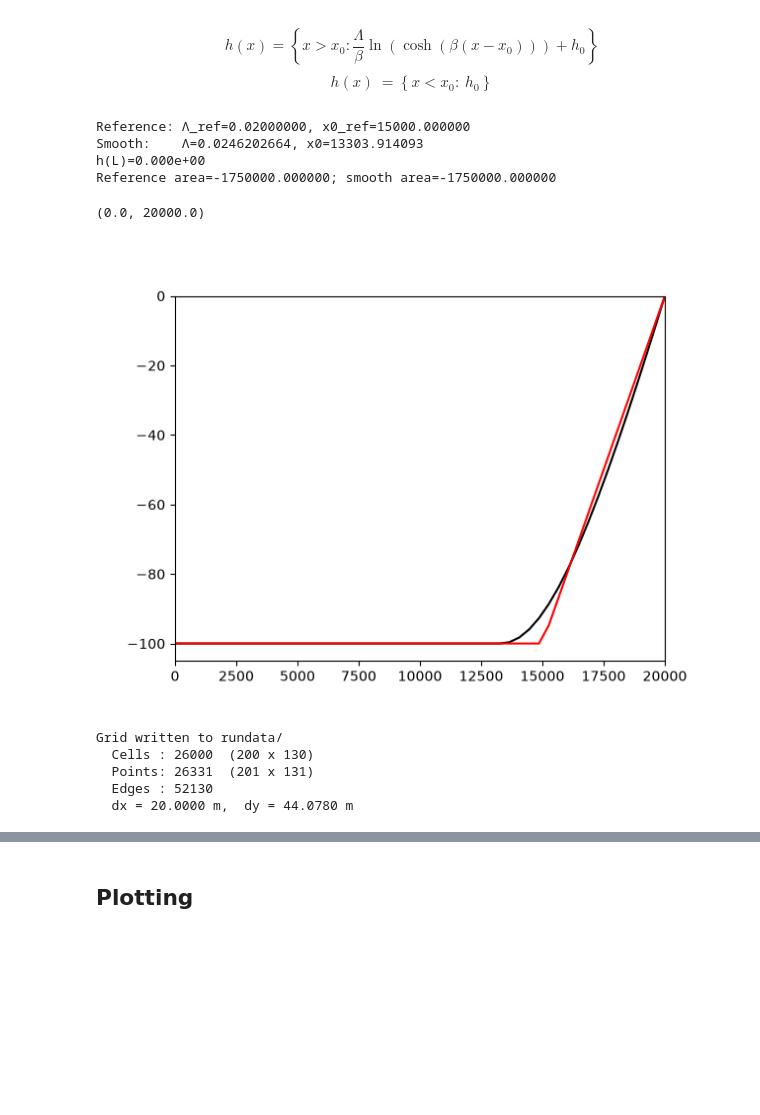
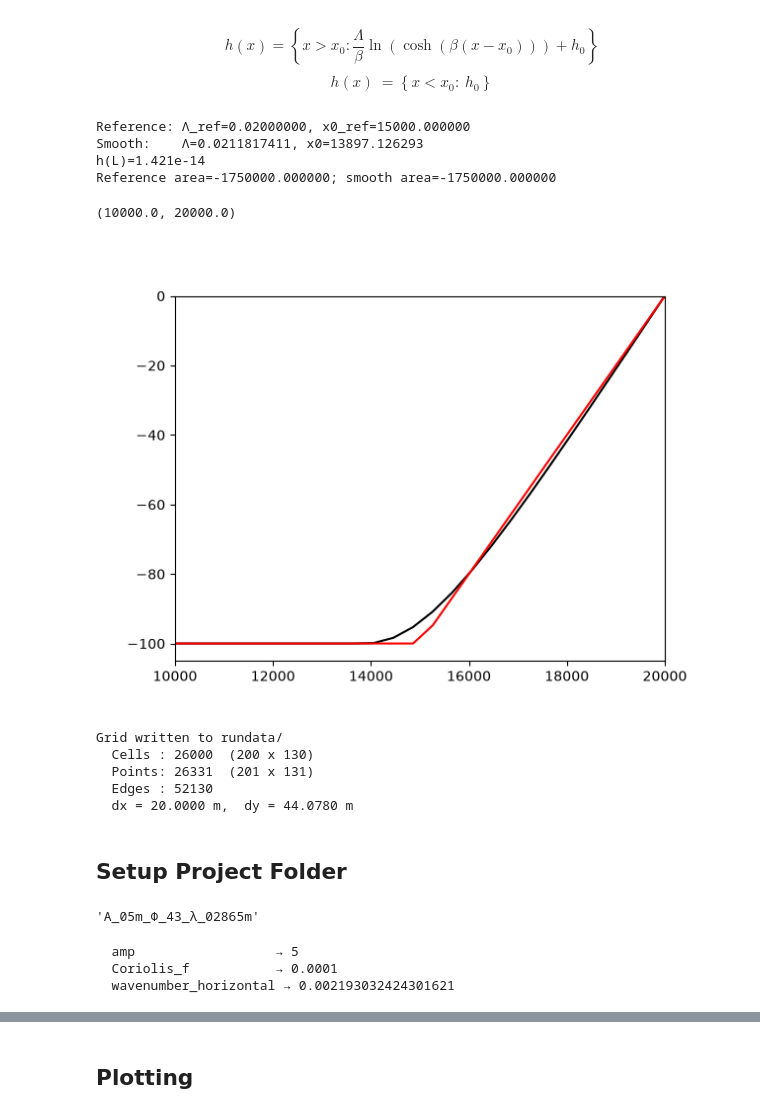
Before and after one commit to wingtorres/hpc-tools, a Jupyter notebook: derecho/submit.ipynb, the cells around one changed output, grey strips where cells are left out. Drawn from its saved outputs; the diff is of its cells as text; code cells hidden in the pictures; blank space fills up the shorter version.

```diff
--- a/derecho/submit.ipynb
+++ b/derecho/submit.ipynb
@@ -292,7 +246,7 @@ def match_bathy(L, Λ_ref=0.02, h0=-100.0, β=0.001385):
     return slope(x0), x0
 
 if __name__ == "__main__":
-    L, Λ_ref, h0, β = 20_000.0, 0.02, -100.0, 0.00025
+    L, Λ_ref, h0, β = 20_000.0, 0.02, -100.0, 0.0005
     x0_ref = L + h0 / Λ_ref
     Λ, x0 = match_bathy(L, Λ_ref, h0, β)
     reference_area = h0 * L + 0.5 * Λ_ref * (L - x0_ref)**2
@@ -303,27 +257,27 @@ if __name__ == "__main__":
     print(f"Reference area={reference_area:.6f}; smooth area={smooth_area:.6f}")
 # %% [output]
 Reference: Λ_ref=0.02000000, x0_ref=15000.000000
-Smooth:    Λ=0.0246202664, x0=13303.914093
-h(L)=0.000e+00
+Smooth:    Λ=0.0211817411, x0=13897.126293
+h(L)=1.421e-14
 Reference area=-1750000.000000; smooth area=-1750000.000000
 # %%
 x = np.linspace(0, 100e3, 250)
 
 h = bathy(x, x0 = x0, Λ = Λ, β = β, h0 = h0)
 #h2 = bathy(x, Λ = 0.02, β = β)
 
 x0ref = 15e3
 h1 = reference_bathy(x,  Λ = 0.02, x0 = x0ref, h0 = -100)
 
 plt.close("all")
 plt.figure()
 plt.plot(x, h, color = "k")
 plt.plot(x, h1, color = "r")
 plt.gca().set_ylim([-105,0])
-plt.gca().set_xlim([0e3,20e3])
+plt.gca().set_xlim([10e3,20e3])
 # %% [output]
-(0.0, 20000.0)
+(10000.0, 20000.0)
-[figure, old version]
+[figure, new version]
 # %%
 from grid import generate_grid, domain_width_from_wave, read_points
 
@@ -336,3 +290,54 @@ Grid written to rundata/
   Points: 26331  (201 x 131)
   Edges : 52130
   dx = 20.0000 m,  dy = 44.0780 m
+# %% [markdown]
+## Setup Project Folder
+# %%
+from collections import OrderedDict
+
+#suntans_info = OrderedDict(amp = 5, Coriolis_f = 1e-4, wavenumber_horizontal = k[-1])
+
+def suntans_run(suntans_info):
+
+    # run_info is the dictionary with any suntans.dat parameters changes from default. these names must match suntans.dat inputs
+
+    # remap names for readability and file naming
+    run_info = OrderedDict()
+    remap = OrderedDict(amp = "A", Coriolis_f = "Φ", wavenumber_horizontal = "λ", wavenumber_vertical = "m")
+
+    for key,value in suntans_info.items():
+        if key in remap:
+
+            if key == "amp":
+                run_info[remap[key]] = f"{value:02d}m"
+
+            elif key == "Coriolis_f":
+                """convert to latitude"""
+                run_info[remap[key]] = f"{(180/math.pi)*math.asin(value/(2*7.29e-5)):02.0f}"
+
+            elif key == "wavenumber_horizontal":
+                """convert to wavelength"""
+                run_info[remap[key]] = f"{2*math.pi*value**(-1):05.0f}m"
+
+            else:
+                run_info[remap[key]] = value
+
+    run_name = "_".join(f"{k}_{v}" for k, v in run_info.items())
+
+    return run_info, run_name
+
+suntans_info = OrderedDict(amp = 5, Coriolis_f = 1e-4, wavenumber_horizontal = k[-1])
+
+_,y = suntans_run(suntans_info)
+y
+# %% [output]
+'A_05m_Φ_43_λ_02865m'
+# %%
+dat_path = Path("/Users/wtorres/Desktop/suntans.dat")
+
+for key, value in suntans_info.items():
+    vary_param(dat_path, key, value)
+# %% [output]
+  amp                  → 5
+  Coriolis_f           → 0.0001
+  wavenumber_horizontal → 0.002193032424301621
```
Also changed, not shown: parts of 8 cells of this notebook.
